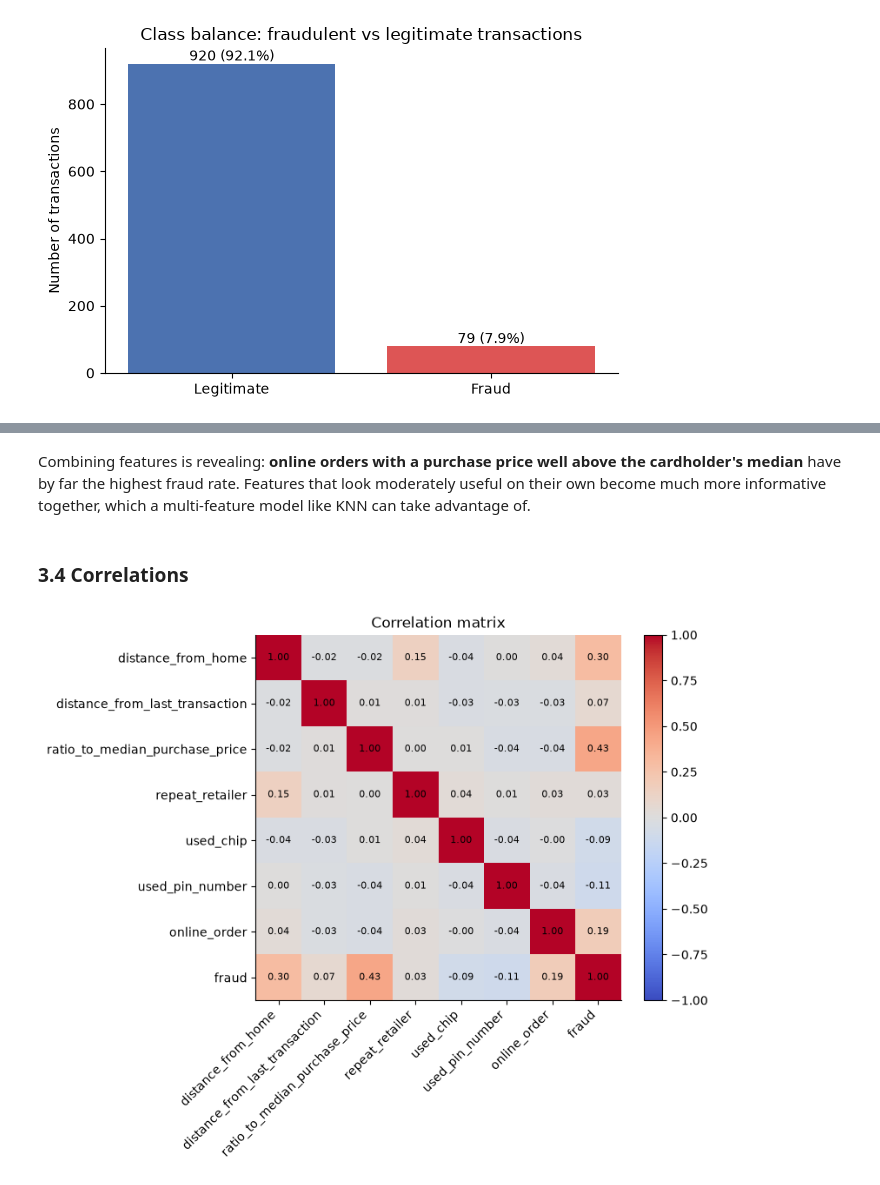
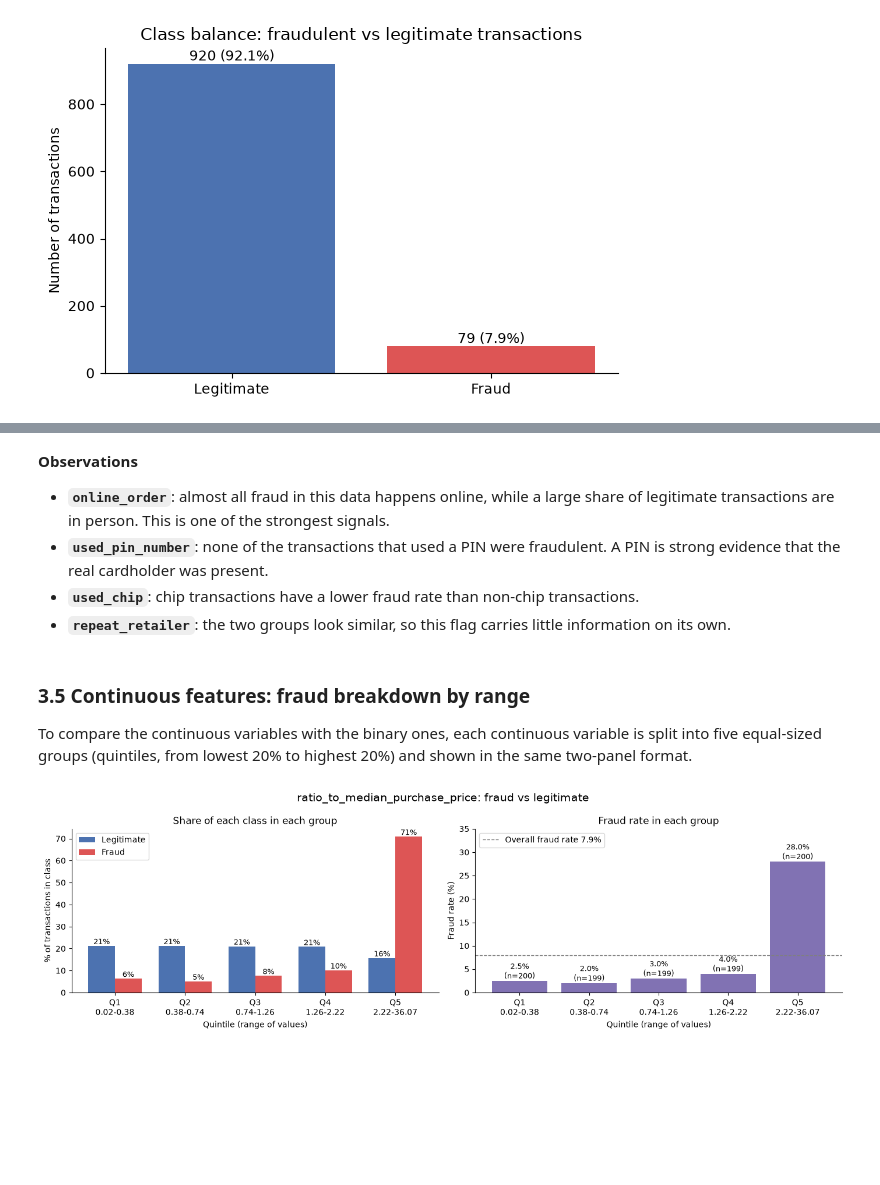
Before and after one commit to twidykwae/credit-card-fraud, a Jupyter notebook: Credit_Card_Fraud_Detection.ipynb, the cells around one changed output, grey strips where cells are left out. Saved outputs shown, nothing was run; the diff lists cells and outputs as text; code cells hidden in the pictures; blank space fills up the shorter version.

```diff
--- a/Credit_Card_Fraud_Detection.ipynb
+++ b/Credit_Card_Fraud_Detection.ipynb
@@ -302,0 +308,3 @@ plt.show()
+# %%
+fraud_rate_by_group["used_chip"] = plot_breakdown(
+    binary_groups("used_chip"), "used_chip: fraud vs legitimate", "Chip used?")
@@ -317,21 +317,0 @@ combo
-# %%
-# Fraud rate by online order and purchase-price ratio bucket
-ratio_bucket = pd.cut(df["ratio_to_median_purchase_price"], bins=[0, 1, 2, 4, np.inf],
-                      labels=["<1x", "1-2x", "2-4x", ">4x"])
-pivot = df.groupby([ratio_bucket, df["online_order"]], observed=True)[TARGET].mean().unstack() * 100
-
-fig, ax = plt.subplots(figsize=(7, 4.5))
-im = ax.imshow(pivot.values, cmap="Reds", aspect="auto")
-ax.set_xticks(range(pivot.shape[1]), [f"online_order = {int(c)}" for c in pivot.columns])
-ax.set_yticks(range(pivot.shape[0]), pivot.index)
-ax.set_ylabel("Purchase price vs median")
-for i in range(pivot.shape[0]):
-    for j in range(pivot.shape[1]):
-        v = pivot.values[i, j]
-        if not np.isnan(v):
-            ax.text(j, i, f"{v:.0f}%", ha="center", va="center",
-                    color="white" if v > pivot.values[~np.isnan(pivot.values)].max() / 2 else "black")
-plt.colorbar(im, label="Fraud rate (%)")
-ax.set_title("Fraud rate: purchase-price ratio x online order")
-plt.tight_layout()
-plt.show()
@@ -340,21 +318,22 @@ plt.show()
+# %% [markdown]
+**Observations**
+- **`online_order`**: almost all fraud in this data happens online, while a large share of legitimate transactions are in person. This is one of the strongest signals.
+- **`used_pin_number`**: none of the transactions that used a PIN were fraudulent. A PIN is strong evidence that the real cardholder was present.
+- **`used_chip`**: chip transactions have a lower fraud rate than non-chip transactions.
+- **`repeat_retailer`**: the two groups look similar, so this flag carries little information on its own.
 # %% [markdown]
-Combining features is revealing: **online orders with a purchase price well above the cardholder's median** have by far the highest fraud rate. Features that look moderately useful on their own become much more informative together, which a multi-feature model like KNN can take advantage of.
+### 3.5 Continuous features: fraud breakdown by range
+
+To compare the continuous variables with the binary ones, each continuous variable is split into five equal-sized groups (quintiles, from lowest 20% to highest 20%) and shown in the same two-panel format.
-# %% [markdown]
-### 3.4 Correlations
+# %%
+def quintile_groups(col):
+    binned = pd.qcut(df[col], q=5)
+    labels = [f"Q{i + 1}\n{iv.left:.2f}-{iv.right:.2f}" for i, iv in enumerate(binned.cat.categories)]
+    return binned.cat.rename_categories(labels)
 # %%
-corr = df.corr()
-
-fig, ax = plt.subplots(figsize=(8, 6.5))
-im = ax.imshow(corr, cmap="coolwarm", vmin=-1, vmax=1)
-ax.set_xticks(range(len(corr)), corr.columns, rotation=45, ha="right")
-ax.set_yticks(range(len(corr)), corr.columns)
-for i in range(len(corr)):
-    for j in range(len(corr)):
-        ax.text(j, i, f"{corr.iloc[i, j]:.2f}", ha="center", va="center", fontsize=8)
-plt.colorbar(im)
-ax.set_title("Correlation matrix")
-plt.tight_layout()
-plt.show()
+fraud_rate_by_group["ratio_to_median_purchase_price"] = plot_breakdown(
+    quintile_groups("ratio_to_median_purchase_price"),
+    "ratio_to_median_purchase_price: fraud vs legitimate", "Quintile (range of values)")
 # %% [output]
-[figure, old version]
+[figure, new version]
 # %%
```
Also changed, not shown: parts of 60 cells of this notebook.
